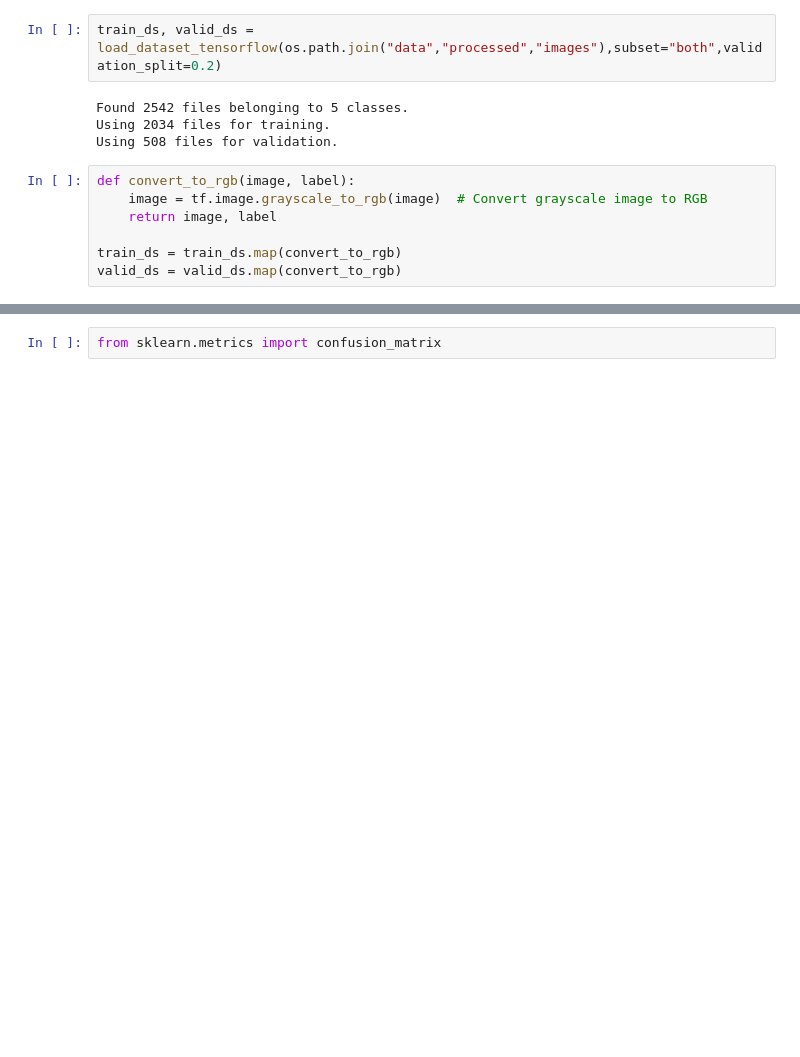
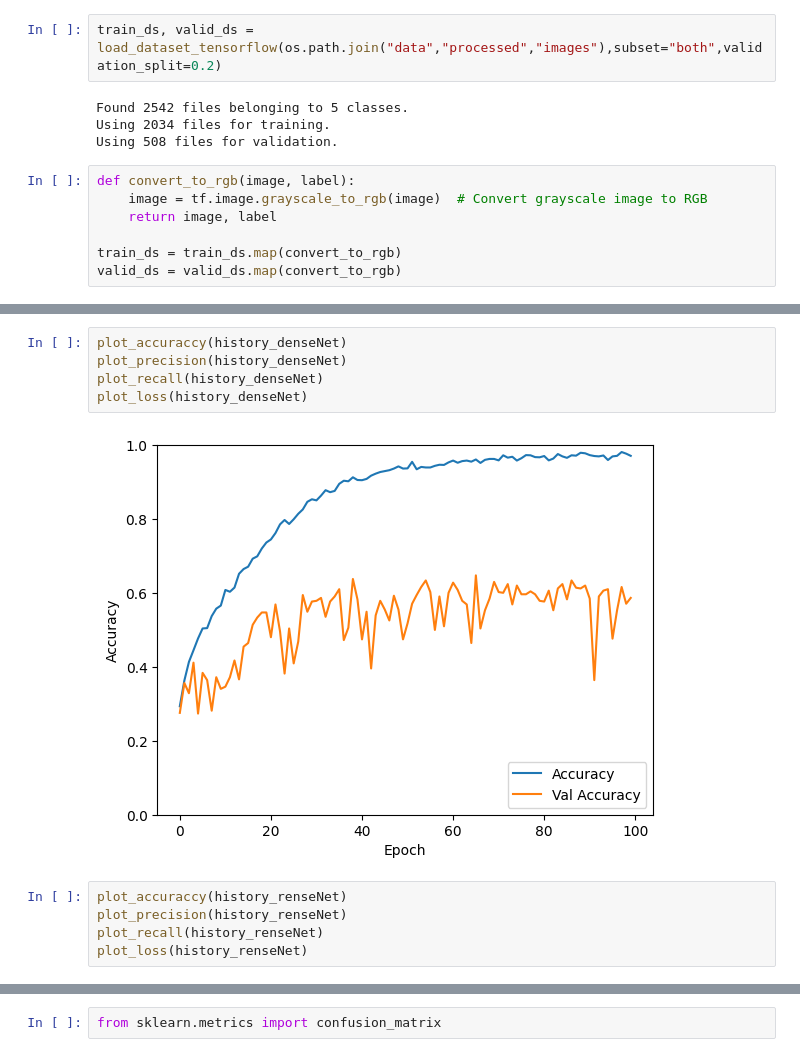
Before and after one commit to ManchiLearning/Knee_Arthritis_Detection, a Jupyter notebook: tensorflow_playground.ipynb, the cells around one changed output, grey strips where cells are left out. Drawn from its saved outputs; the diff is of its cells as text; blank space fills up the shorter version.

```diff
--- a/tensorflow_playground.ipynb
+++ b/tensorflow_playground.ipynb
@@ -187,0 +172,12 @@ plot_loss(history)
+# %%
+plot_accuraccy(history_denseNet)
+plot_precision(history_denseNet)
+plot_recall(history_denseNet)
+plot_loss(history_denseNet)
+# %% [output]
+[figure, added]
+# %%
+plot_accuraccy(history_renseNet)
+plot_precision(history_renseNet)
+plot_recall(history_renseNet)
+plot_loss(history_renseNet)
```
Also changed, not shown: parts of 31 cells of this notebook.
